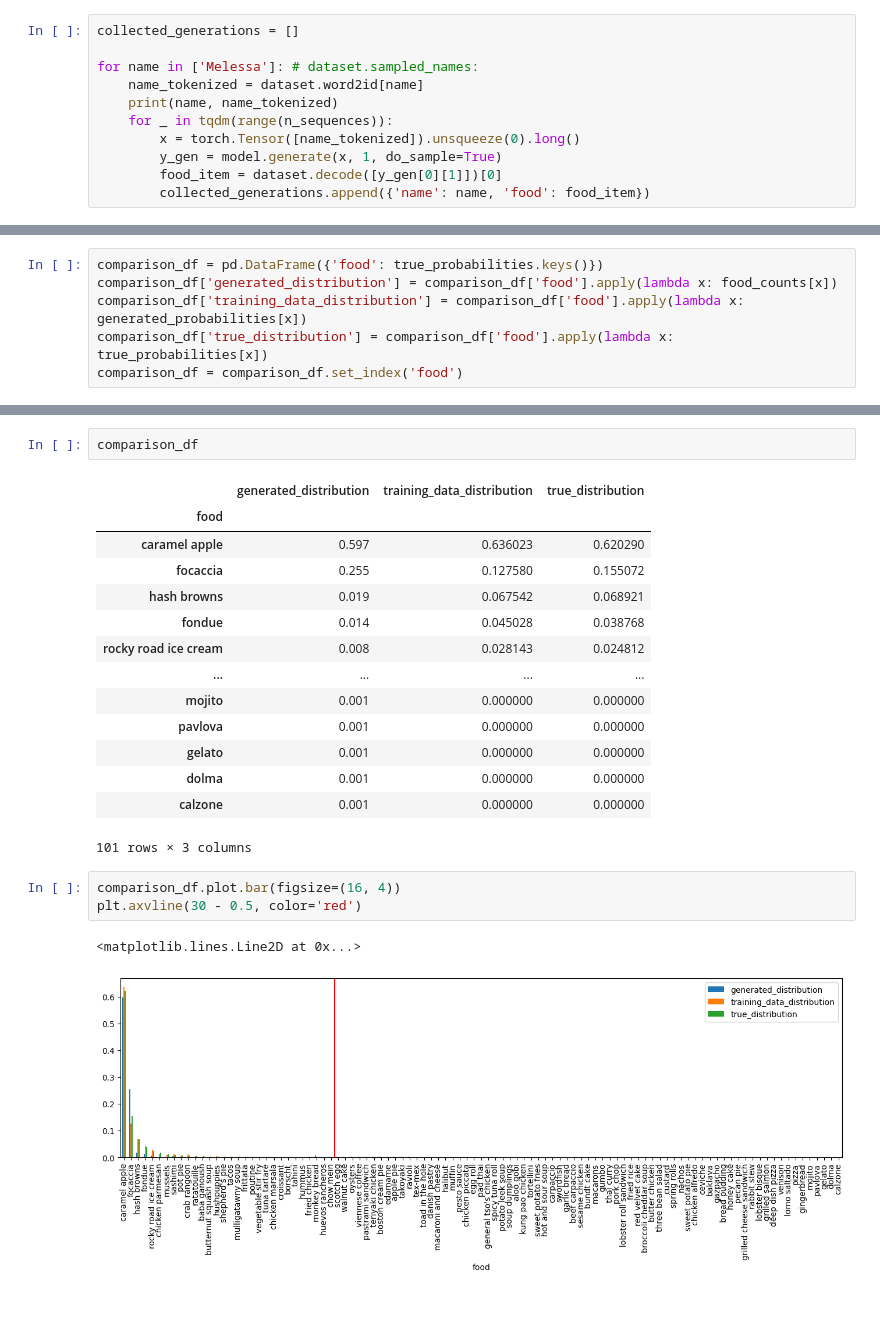
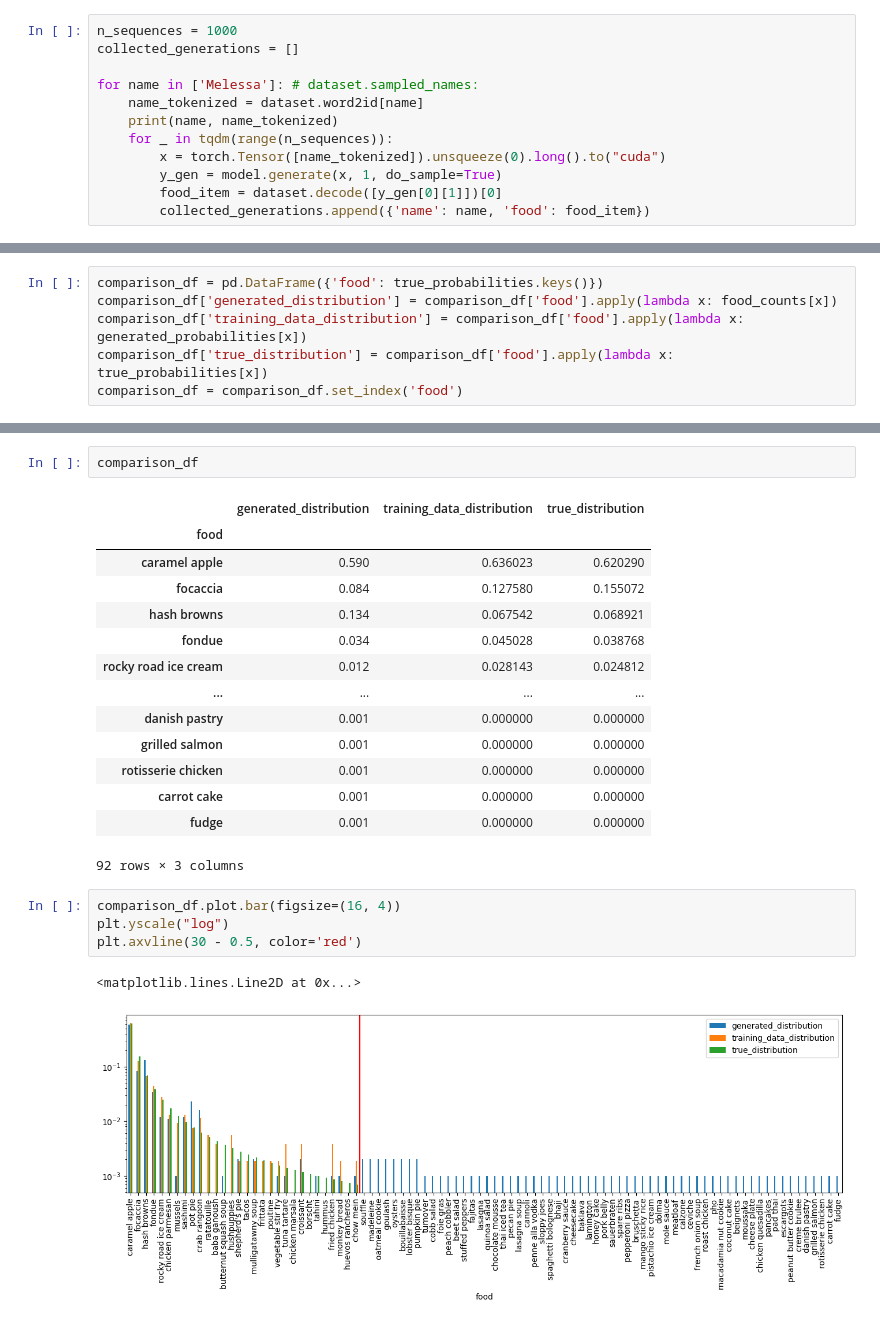
Before and after one commit to LeonPeric/Hallucination-Calibration, a Jupyter notebook: testing.ipynb, the cells around one changed output, grey strips where cells are left out. Cells and saved outputs as stored; diff of their text form.

```diff
--- a/testing.ipynb
+++ b/testing.ipynb
@@ -289,11 +294,12 @@ n_sequences = 1000
 # %%
+n_sequences = 1000
 collected_generations = []
 
 for name in ['Melessa']: # dataset.sampled_names:
     name_tokenized = dataset.word2id[name]
     print(name, name_tokenized)
     for _ in tqdm(range(n_sequences)):
-        x = torch.Tensor([name_tokenized]).unsqueeze(0).long()
+        x = torch.Tensor([name_tokenized]).unsqueeze(0).long().to("cuda")
         y_gen = model.generate(x, 1, do_sample=True)
         food_item = dataset.decode([y_gen[0][1]])[0]
         collected_generations.append({'name': name, 'food': food_item})
@@ -359,24 +373,25 @@ comparison_df
 # %% [output]
 |  | generated_distribution | training_data_distribution | true_distribution |
 | food |  |  |  |
-| caramel apple | 0.597 | 0.636023 | 0.620290 |
-| focaccia | 0.255 | 0.127580 | 0.155072 |
-| hash browns | 0.019 | 0.067542 | 0.068921 |
-| fondue | 0.014 | 0.045028 | 0.038768 |
-| rocky road ice cream | 0.008 | 0.028143 | 0.024812 |
+| caramel apple | 0.590 | 0.636023 | 0.620290 |
+| focaccia | 0.084 | 0.127580 | 0.155072 |
+| hash browns | 0.134 | 0.067542 | 0.068921 |
+| fondue | 0.034 | 0.045028 | 0.038768 |
+| rocky road ice cream | 0.012 | 0.028143 | 0.024812 |
 | ... | ... | ... | ... |
-| mojito | 0.001 | 0.000000 | 0.000000 |
-| pavlova | 0.001 | 0.000000 | 0.000000 |
-| gelato | 0.001 | 0.000000 | 0.000000 |
-| dolma | 0.001 | 0.000000 | 0.000000 |
-| calzone | 0.001 | 0.000000 | 0.000000 |
+| danish pastry | 0.001 | 0.000000 | 0.000000 |
+| grilled salmon | 0.001 | 0.000000 | 0.000000 |
+| rotisserie chicken | 0.001 | 0.000000 | 0.000000 |
+| carrot cake | 0.001 | 0.000000 | 0.000000 |
+| fudge | 0.001 | 0.000000 | 0.000000 |
-101 rows × 3 columns
+92 rows × 3 columns
 # %%
 comparison_df.plot.bar(figsize=(16, 4))
+plt.yscale("log")
 plt.axvline(30 - 0.5, color='red')
 # %% [output]
 <matplotlib.lines.Line2D at 0x...>
-[figure, old version]
+[figure, new version]
 # %%
 # Only for melessa
 hallucination_rate = len(melessa_df[~melessa_df['food'].isin(true_food_names)]) / len(melessa_df)
```
Also changed, not shown: parts of 15 cells of this notebook.
